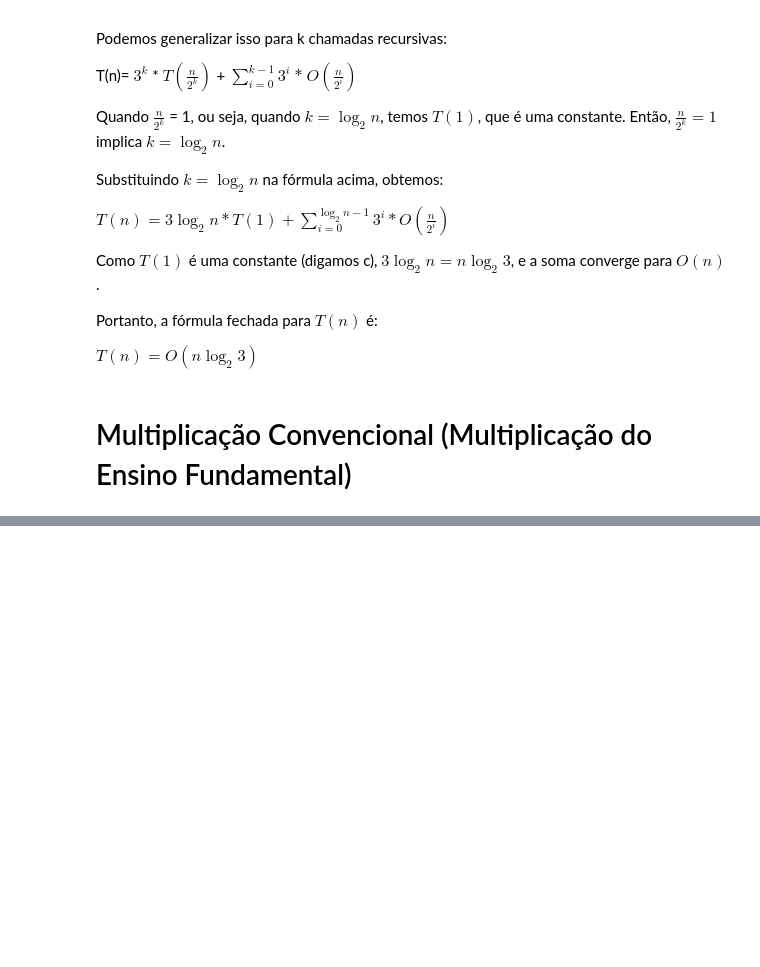
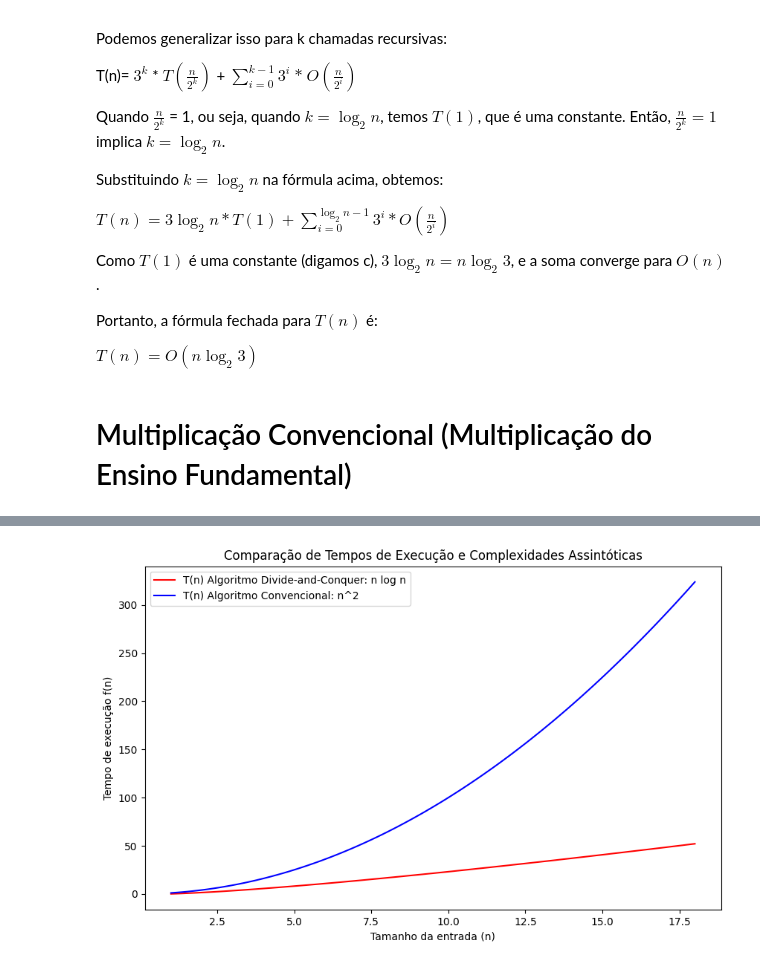
Before and after one commit to timotio/Multiplica-o-de-Inteiro, a Jupyter notebook: Multiplicação_de_Inteiro.ipynb, the cells around one changed output, grey strips where cells are left out. Saved outputs shown, nothing was run; the diff lists cells and outputs as text; code cells hidden in the pictures; blank space fills up the shorter version.

```diff
--- a/Multiplicação_de_Inteiro.ipynb
+++ b/Multiplicação_de_Inteiro.ipynb
@@ -166,0 +185,41 @@ Tempo de execução: 0.0003790855407714844 segundos
+# %%
+import numpy as np
+import matplotlib.pyplot as plt
+
+# Funções de complexidade
+def t_convencional(n):
+    return n**2
+
+def t_divide_and_conquer(n):
+    return n * np.log(n)
+
+# Tamanho da entrada (n = 18)
+n = 18
+
+# Tempos de execução medidos
+#tempo_convencional = 0.00000000  # Substitua pelo tempo real obtido
+#tempo_divide_and_conquer = 0.00066423  # Substitua pelo tempo real obtido
+
+# Valores de n para o gráfico
+n_values = np.linspace(1, n, 100)
+
+# Calcula os tempos de execução baseados nas funções de complexidade
+tempo_t_convencional = t_convencional(n_values)
+tempo_t_divide_and_conquer = t_divide_and_conquer(n_values)
+
+# Plotagem do gráfico
+plt.figure(figsize=(10, 6))
+plt.plot(n_values, tempo_t_divide_and_conquer, label='T(n) Algoritmo Divide-and-Conquer: n log n', color='red')
+plt.plot(n_values, tempo_t_convencional, label='T(n) Algoritmo Convencional: n^2', color='blue')
+# plt.scatter([n], [tempo_divide_and_conquer], color='red', zorder=5)
+# plt.scatter([n], [tempo_convencional], color='blue', zorder=5)
+
+plt.title('Comparação de Tempos de Execução e Complexidades Assintóticas')
+plt.xlabel('Tamanho da entrada (n)')
+plt.ylabel('Tempo de execução f(n)')
+#plt.grid(True)
+plt.legend()
+
+plt.show()
+# %% [output]
+[figure, added]
```
Also changed, not shown: parts of 6 cells of this notebook.
